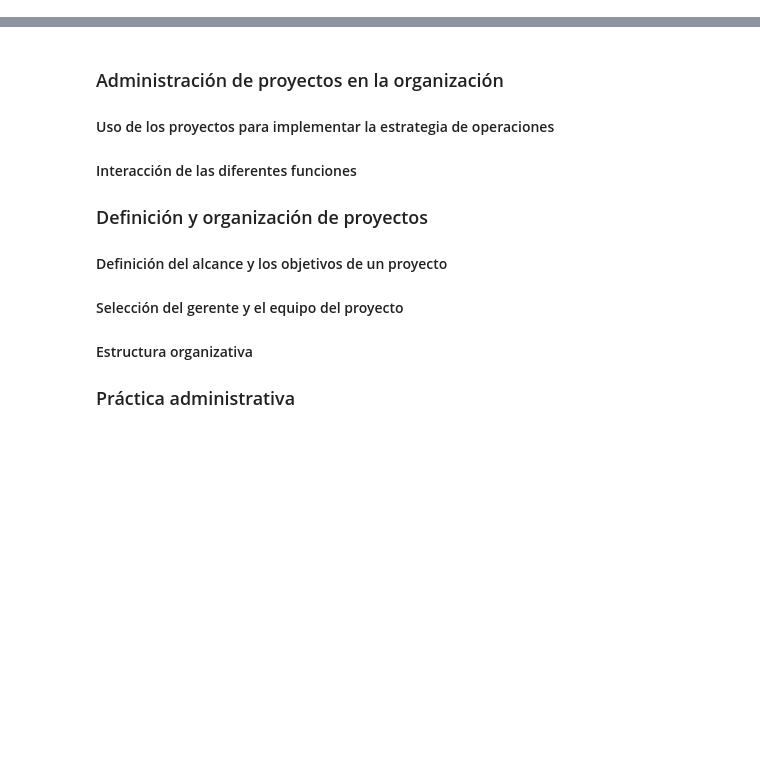
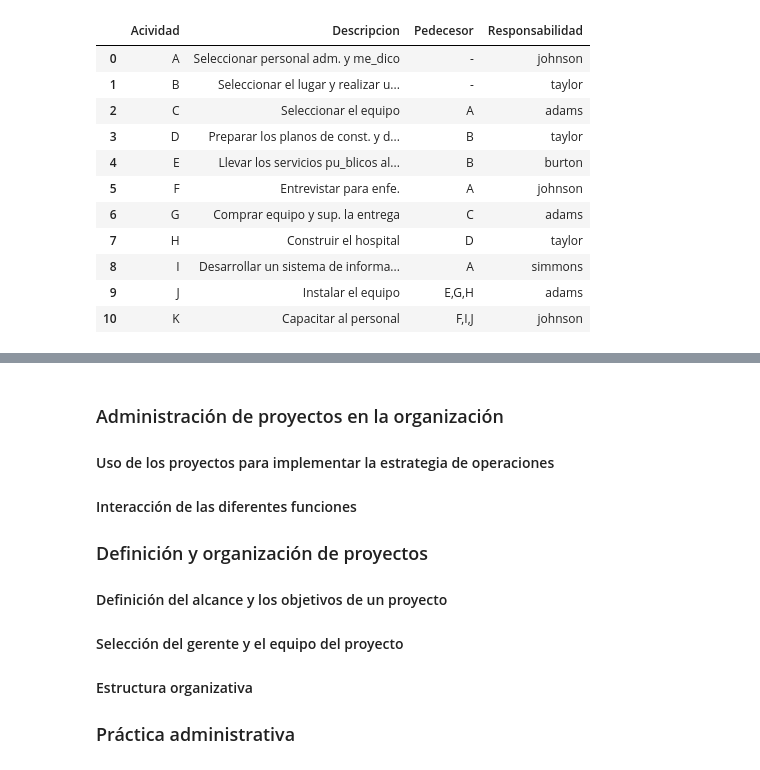
Before and after one commit to camilopinochet/Ingenieria-Industrial, a Jupyter notebook: Admin. Operaciones/Parte 1/Cap 3 Administracion de proyectos.ipynb, the cells around one changed output, grey strips where cells are left out. Cells and saved outputs as stored; diff of their text form; code cells hidden in the pictures; blank space fills up the shorter version.

```diff
--- a/Admin. Operaciones/Parte 1/Cap 3 Administracion de proyectos.ipynb
+++ b/Admin. Operaciones/Parte 1/Cap 3 Administracion de proyectos.ipynb
@@ -2,0 +138,21 @@
+# %%
+import pandas as pd
+import numpy as np
+
+datos = pd.read_csv("tablas/Diagrama_Pert_31.csv", sep=";")
+
+df = pd.DataFrame(datos)
+df
+# %% [output]
+|  | Acividad | Descripcion | Pedecesor | Responsabilidad |
+| 0 | A | Seleccionar personal adm. y me_dico | - | johnson |
+| 1 | B | Seleccionar el lugar y realizar u... | - | taylor |
+| 2 | C | Seleccionar el equipo | A | adams |
+| 3 | D | Preparar los planos de const. y d... | B | taylor |
+| 4 | E | Llevar los servicios pu_blicos al... | B | burton |
+| 5 | F | Entrevistar para enfe. | A | johnson |
+| 6 | G | Comprar equipo y sup. la entrega | C | adams |
+| 7 | H | Construir el hospital | D | taylor |
+| 8 | I | Desarrollar un sistema de informa... | A | simmons |
+| 9 | J | Instalar el equipo | E,G,H | adams |
+| 10 | K | Capacitar al personal | F,I,J | johnson |
```
Also changed, not shown: parts of 6 cells of this notebook.
